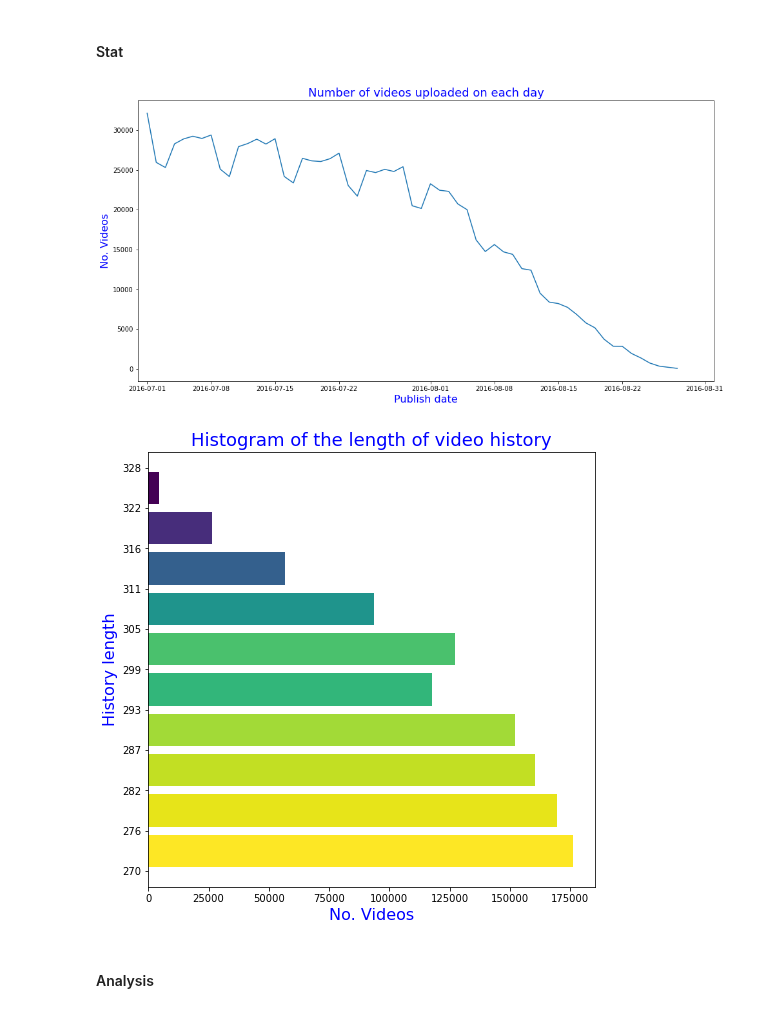
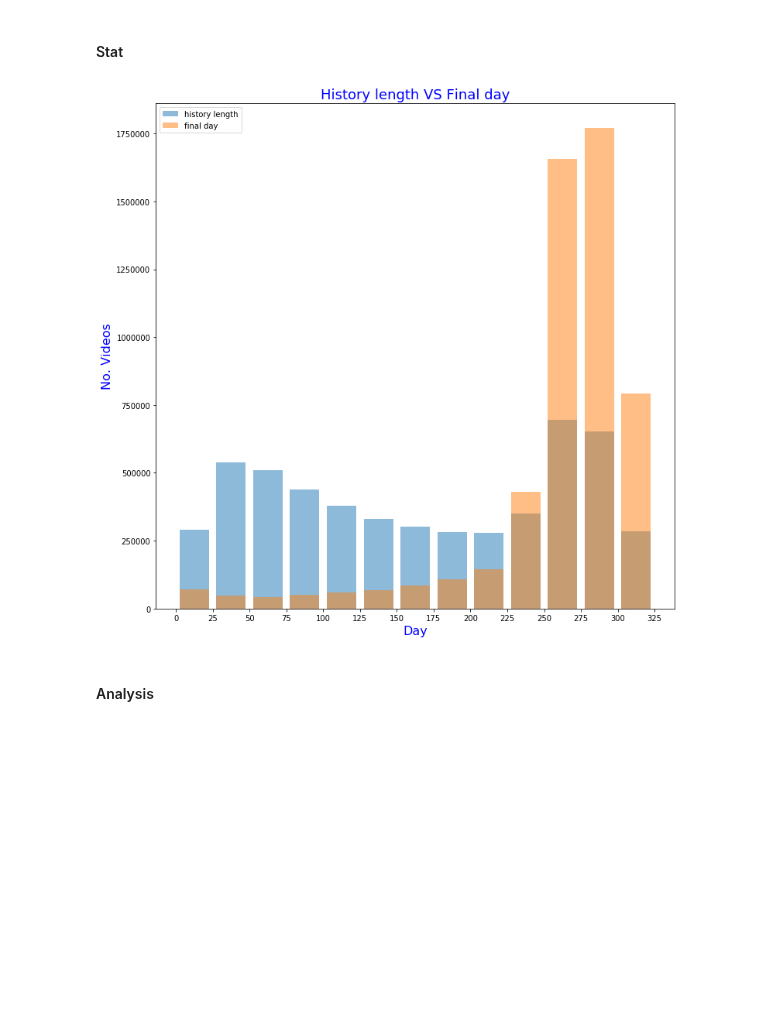
Before and after one commit to septasset/hip-popularity, a Jupyter notebook: data_analysis/profile_engage16.ipynb, the cells around one changed output. Cells and saved outputs as stored; diff of their text form; code cells hidden in the pictures; blank space fills up the shorter version.

```diff
--- a/data_analysis/profile_engage16.ipynb
+++ b/data_analysis/profile_engage16.ipynb
@@ -22,9 +22,9 @@ categories = ["activism","autos","comedy","education","entertainment", \
 
 eval_days = [90, 135, 180, 225, 270]
 # %%
-# dataset_base = "G:/MLCV dataset/engagement'16/tweeted_videos"
+dataset_base = "G:/MLCV dataset/engagement'16/tweeted_videos"
 # dataset_base = "H:/engagement'16/tweeted_videos"
-dataset_base = "/Users/zhuxinqi/Documents/online_attention/engagement'16/tweeted_videos"
+# dataset_base = "/Users/zhuxinqi/Documents/online_attention/engagement'16/tweeted_videos"
 # dataset_base = "G:/MLCV dataset/engagement'16/quality_videos"
 dataset_jsons = {}
 # %%
@@ -57,7 +57,7 @@ for test_category in categories:
             history_length = len(day)
 
             """!!! filtering"""
-            if history_length < eval_days[-1]: continue
+#             if history_length < eval_days[-1]: continue
 
 #             view = [int(x) for x in record['insights']['dailyView'].split(",")]
 #             share = [int(x) for x in record['insights']['dailyShare'].split(",")]
@@ -71,7 +71,7 @@ for test_category in categories:
         vids_set.add(record['id'])
 
         vids.append(record['id'])
-#         days.append(day)
+        days.append(day)
 #         views.append(view)
 #         shares.append(share)
 #         watches.append(watch)
@@ -100,3 +106,25 @@ people ...
+# %%
+# video history length:
+# history_length VS final_day
+history_length  = []
+final_day = []
+for x in days:
+    history_length.append(len(x))
+    final_day.append(x[-1])
+
+fig = plt.figure(figsize = (12,12))
+ax = fig.add_subplot(111)
+bins = np.linspace(0, 325, 14)
+n, the_bin, patches = ax.hist(history_length, bins, rwidth=0.8, alpha=0.5, label='history length')
+n, the_bin, patches = ax.hist(final_day, bins, rwidth=0.8, alpha=0.5, label='final day')
+ax.legend()
+ax.set_xticks(bins)
+ax.set_ylabel("No. Videos", color="blue", fontsize=16)
+ax.set_xlabel("Day", color="blue", fontsize=16)
+ax.set_title("History length VS Final day", color="blue", fontsize=18)
+plt.savefig('figs/profile_engage16/History length VS Final day(original).png', bbox_inches='tight')
+# %% [output]
+[figure, added]
 # %%
 # number of videos uploaded on each day,
 # and the histogram of the length of available history
@@ -137,6 +165,3 @@ ax2.set_title("Histogram of the length of video history", color="blue", fontsize
 ax2.set_yticklabels([round(x) for x in ax2.get_yticks()]) # beautify but inaccurate
 plt.savefig('figs/profile_engage16/hist_video_history_length(min-length).png', bbox_inches='tight')
 pass
-# %% [output]
-[figure, removed]
-[figure, removed]
```
Also changed, not shown: parts of 4 cells of this notebook, 10 other files.
